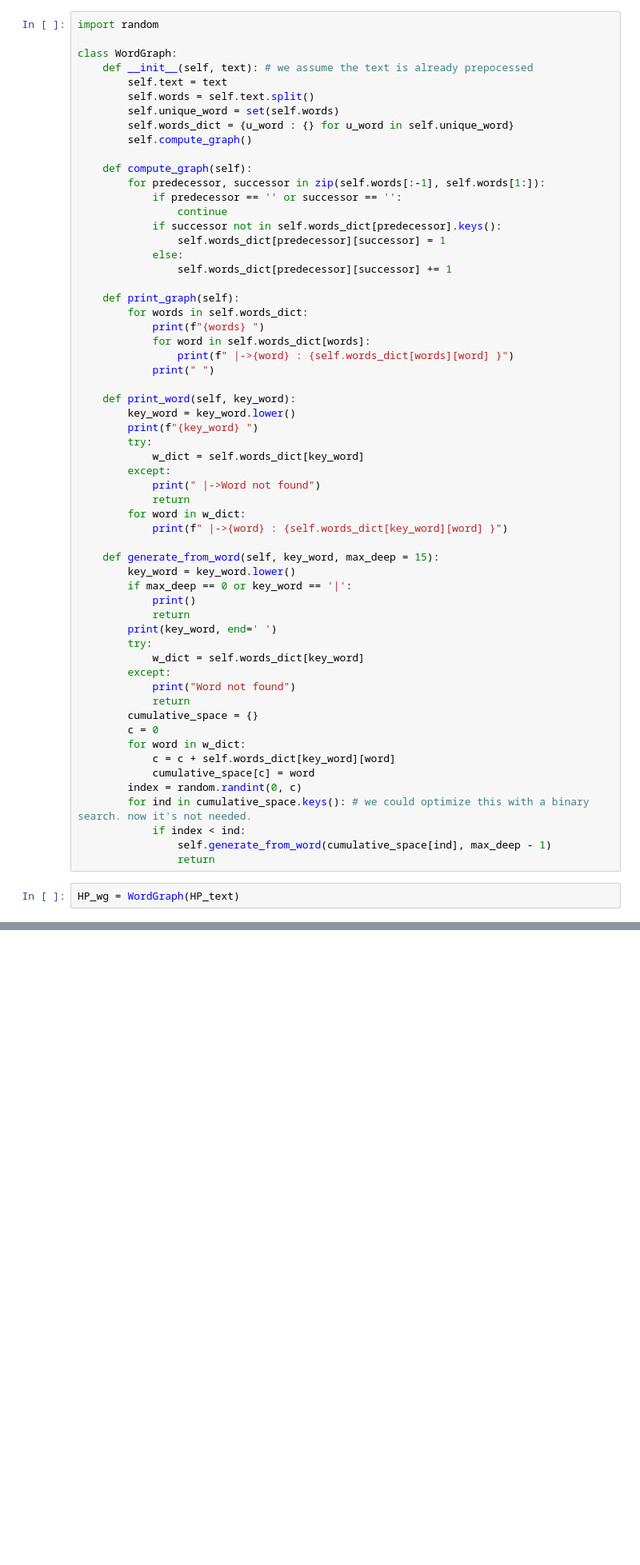
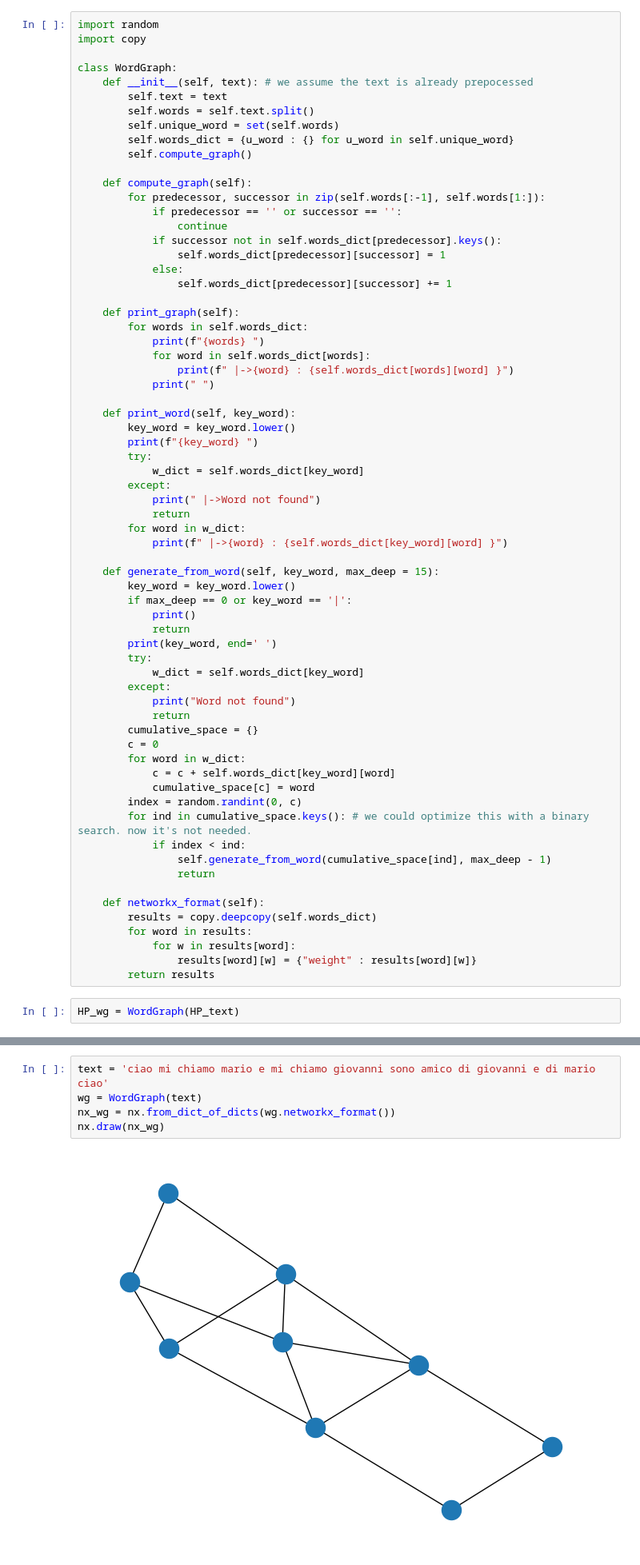
Before and after one commit to frekkoz3/WORD-GRAPH-PROJECT, a Jupyter notebook: step 1.ipynb, the cells around one changed output, grey strips where cells are left out. Shown at 80% size. Drawn from its saved outputs; the diff is of its cells as text; blank space fills up the shorter version.

Commit message:
added a method to obtain the networkx format to use networkx

```diff
--- a/step 1.ipynb
+++ b/step 1.ipynb
@@ -64,6 +64,7 @@ was occourred 15644
 Let's implement a class for the graph.
 # %%
 import random
+import copy
 
 class WordGraph:
     def __init__(self, text): # we assume the text is already prepocessed
@@ -121,6 +122,13 @@ class WordGraph:
             if index < ind:
                 self.generate_from_word(cumulative_space[ind], max_deep - 1)
                 return
+
+    def networkx_format(self):
+        results = copy.deepcopy(self.words_dict)
+        for word in results:
+            for w in results[word]:
+                results[word][w] = {"weight" : results[word][w]}
+        return results
 # %%
 HP_wg = WordGraph(HP_text)
 # %% [markdown]
@@ -133,0 +145,7 @@ Hi
+# %%
+text = 'ciao mi chiamo mario e mi chiamo giovanni sono amico di giovanni e di mario ciao'
+wg = WordGraph(text)
+nx_wg = nx.from_dict_of_dicts(wg.networkx_format())
+nx.draw(nx_wg)
+# %% [output]
+[figure, added]
```
Also changed, not shown: parts of 8 cells of this notebook.
